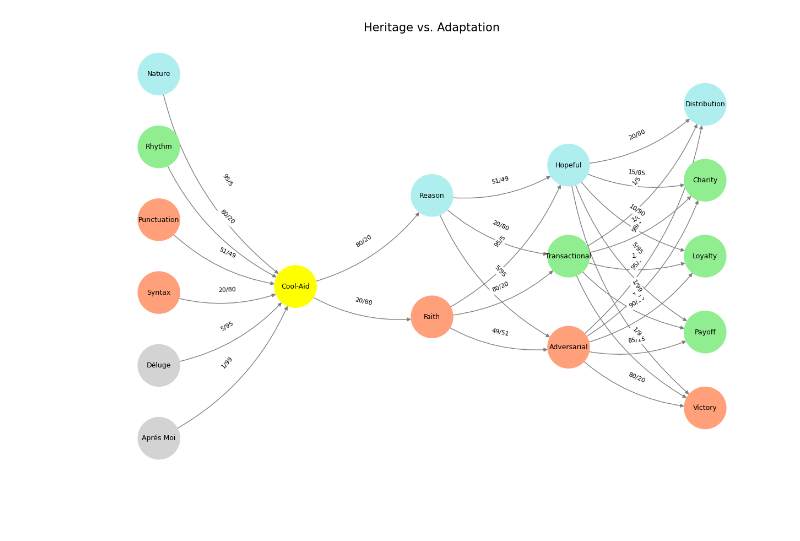
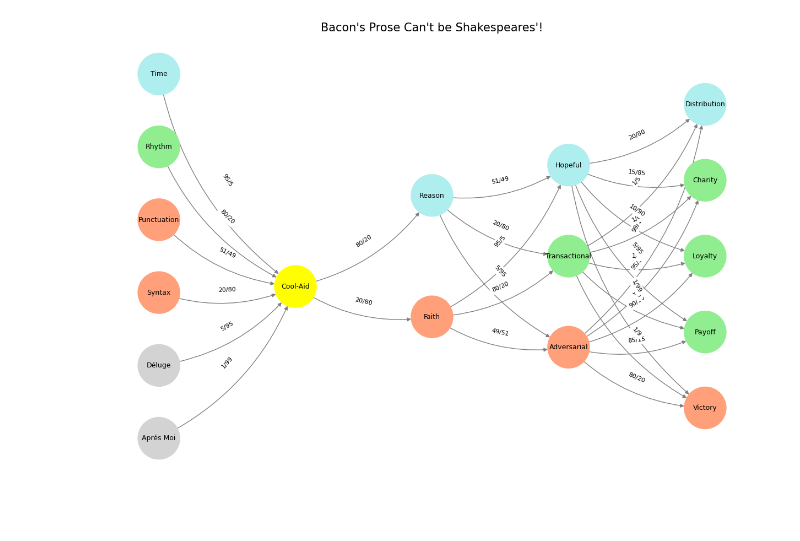
Before and after one commit to abikesa/obama, a Jupyter notebook: kitabo/ensi/_build/jupyter_execute/act3/part2/part2_1.ipynb, the cells around one changed output. Drawn from its saved outputs; the diff is of its cells as text; code cells hidden in the pictures.

Commit message:
bacon's prose can't be shakespeares

```diff
--- a/kitabo/ensi/_build/jupyter_execute/act3/part2/part2_1.ipynb
+++ b/kitabo/ensi/_build/jupyter_execute/act3/part2/part2_1.ipynb
@@ -37,7 +40,7 @@ import networkx as nx
 # Define the neural network layers
 def define_layers():
     return {
-        'Suis': ['Aprés Moi', 'Déluge', 'Syntax', 'Punctuation', "Rhythm", 'Nature'],  # Static
+        'Suis': ['Aprés Moi', 'Déluge', 'Syntax', 'Punctuation', "Rhythm", 'Time'],  # Static
         'Voir': ['Cool-Aid'],
         'Choisis': ['Faith', 'Reason'],
         'Deviens': ['Adversarial', 'Transactional', 'Hopeful'],
@@ -48,7 +51,7 @@ def define_layers():
 def assign_colors():
     color_map = {
         'yellow': ['Cool-Aid'],
-        'paleturquoise': ['Nature', 'Reason', 'Hopeful', 'Distribution'],
+        'paleturquoise': ['Time', 'Reason', 'Hopeful', 'Distribution'],
         'lightgreen': ["Rhythm", 'Transactional', 'Payoff', 'Charity', 'Loyalty'],
         'lightsalmon': ['Syntax', 'Punctuation', 'Faith', 'Adversarial', 'Victory'],
     }
@@ -62,7 +65,7 @@ def define_edges():
         ('Syntax', 'Cool-Aid'): '20/80',
         ('Punctuation', 'Cool-Aid'): '51/49',
         ("Rhythm", 'Cool-Aid'): '80/20',
-        ('Nature', 'Cool-Aid'): '95/5',
+        ('Time', 'Cool-Aid'): '95/5',
         ('Cool-Aid', 'Faith'): '20/80',
         ('Cool-Aid', 'Reason'): '80/20',
         ('Faith', 'Adversarial'): '49/51',
@@ -102,35 +105,35 @@ def visualize_nn():
     pos = {}
     node_colors = []
 
     # Add nodes and assign positions
     for i, (layer_name, nodes) in enumerate(layers.items()):
         positions = calculate_positions(nodes, x_offset=i * 2)
         for node, position in zip(nodes, positions):
             G.add_node(node, layer=layer_name)
             pos[node] = position
             node_colors.append(colors.get(node, 'lightgray'))
 
     # Add edges with weights
     for (source, target), weight in edges.items():
         if source in G.nodes and target in G.nodes:
             G.add_edge(source, target, weight=weight)
 
     # Draw the graph
     plt.figure(figsize=(12, 8))
     edges_labels = {(u, v): d["weight"] for u, v, d in G.edges(data=True)}
 
     nx.draw(
         G, pos, with_labels=True, node_color=node_colors, edge_color='gray',
         node_size=3000, font_size=9, connectionstyle="arc3,rad=0.2"
     )
     nx.draw_networkx_edge_labels(G, pos, edge_labels=edges_labels, font_size=8)
-    plt.title("Heritage vs. Adaptation", fontsize=15)
+    plt.title("Bacon's Prose Can't be Shakespeares'!", fontsize=15)
     plt.show()
 
 # Run the visualization
 visualize_nn()
 # %% [output]
-[figure, old version]
+[figure, new version]
 # %% [markdown]
 #
 # %% [markdown]
```
Also changed, not shown: parts of 1 cell of this notebook, 7 other files.
